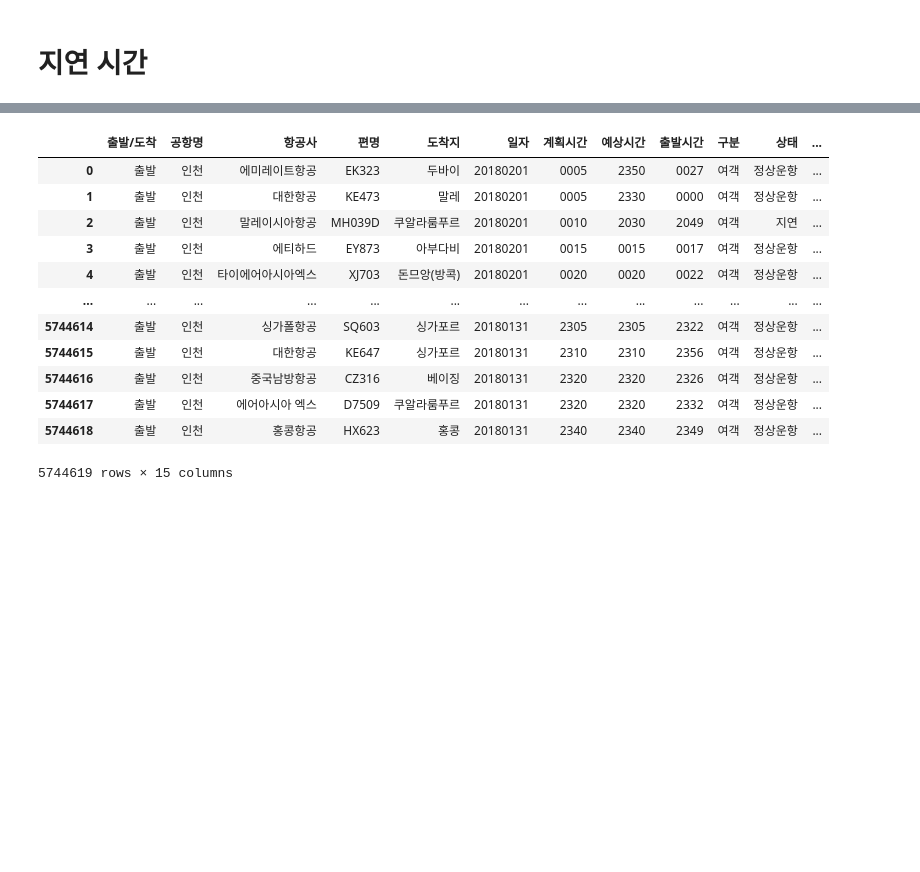
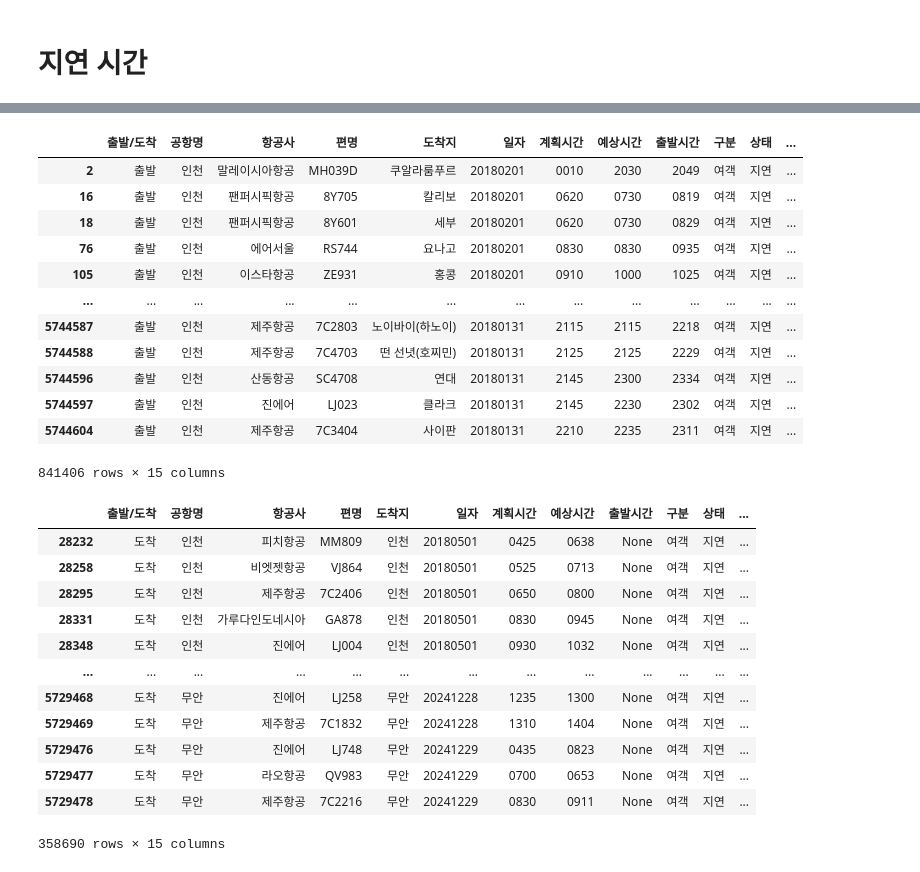
Before and after one commit to Jayk1220/2ndTeamProject, a Jupyter notebook: 1.Model/New_data 전처리.ipynb, the cells around one changed output, grey strips where cells are left out. Cells and saved outputs as stored; diff of their text form; code cells hidden in the pictures; blank space fills up the shorter version.

```diff
--- a/1.Model/New_data 전처리.ipynb
+++ b/1.Model/New_data 전처리.ipynb
@@ -92,7 +95,7 @@ def time_tream(time_val):
 
     return time_str
 
-time_columns = ['계획시간','예상시간','출발시간']
+time_columns = ['계획시간','예상시간','출발시간','도착시간']
 for col in time_columns:
     df[col] = df[col].apply(time_tream)
 
@@ -163,16 +174,33 @@ print(df[['계획시간', '출발시간', '지연_분']].head(10))
 # %%
-df
+df[df['상태']=='지연']
 # %% [output]
 |  | 출발/도착 | 공항명 | 항공사 | 편명 | 도착지 | 일자 | 계획시간 | 예상시간 | 출발시간 | 구분 | 상태 | ... |
-| 0 | 출발 | 인천 | 에미레이트항공 | EK323 | 두바이 | 20180201 | 0005 | 2350 | 0027 | 여객 | 정상운항 | ... |
-| 1 | 출발 | 인천 | 대한항공 | KE473 | 말레 | 20180201 | 0005 | 2330 | 0000 | 여객 | 정상운항 | ... |
 | 2 | 출발 | 인천 | 말레이시아항공 | MH039D | 쿠알라룸푸르 | 20180201 | 0010 | 2030 | 2049 | 여객 | 지연 | ... |
-| 3 | 출발 | 인천 | 에티하드 | EY873 | 아부다비 | 20180201 | 0015 | 0015 | 0017 | 여객 | 정상운항 | ... |
-| 4 | 출발 | 인천 | 타이에어아시아엑스 | XJ703 | 돈므앙(방콕) | 20180201 | 0020 | 0020 | 0022 | 여객 | 정상운항 | ... |
+| 16 | 출발 | 인천 | 팬퍼시픽항공 | 8Y705 | 칼리보 | 20180201 | 0620 | 0730 | 0819 | 여객 | 지연 | ... |
+| 18 | 출발 | 인천 | 팬퍼시픽항공 | 8Y601 | 세부 | 20180201 | 0620 | 0730 | 0829 | 여객 | 지연 | ... |
+| 76 | 출발 | 인천 | 에어서울 | RS744 | 요나고 | 20180201 | 0830 | 0830 | 0935 | 여객 | 지연 | ... |
+| 105 | 출발 | 인천 | 이스타항공 | ZE931 | 홍콩 | 20180201 | 0910 | 1000 | 1025 | 여객 | 지연 | ... |
 | ... | ... | ... | ... | ... | ... | ... | ... | ... | ... | ... | ... | ... |
-| 5744614 | 출발 | 인천 | 싱가폴항공 | SQ603 | 싱가포르 | 20180131 | 2305 | 2305 | 2322 | 여객 | 정상운항 | ... |
-| 5744615 | 출발 | 인천 | 대한항공 | KE647 | 싱가포르 | 20180131 | 2310 | 2310 | 2356 | 여객 | 정상운항 | ... |
-| 5744616 | 출발 | 인천 | 중국남방항공 | CZ316 | 베이징 | 20180131 | 2320 | 2320 | 2326 | 여객 | 정상운항 | ... |
-| 5744617 | 출발 | 인천 | 에어아시아 엑스 | D7509 | 쿠알라룸푸르 | 20180131 | 2320 | 2320 | 2332 | 여객 | 정상운항 | ... |
-| 5744618 | 출발 | 인천 | 홍콩항공 | HX623 | 홍콩 | 20180131 | 2340 | 2340 | 2349 | 여객 | 정상운항 | ... |
+| 5744587 | 출발 | 인천 | 제주항공 | 7C2803 | 노이바이(하노이) | 20180131 | 2115 | 2115 | 2218 | 여객 | 지연 | ... |
+| 5744588 | 출발 | 인천 | 제주항공 | 7C4703 | 떤 선녓(호찌민) | 20180131 | 2125 | 2125 | 2229 | 여객 | 지연 | ... |
+| 5744596 | 출발 | 인천 | 산동항공 | SC4708 | 연대 | 20180131 | 2145 | 2300 | 2334 | 여객 | 지연 | ... |
+| 5744597 | 출발 | 인천 | 진에어 | LJ023 | 클라크 | 20180131 | 2145 | 2230 | 2302 | 여객 | 지연 | ... |
+| 5744604 | 출발 | 인천 | 제주항공 | 7C3404 | 사이판 | 20180131 | 2210 | 2235 | 2311 | 여객 | 지연 | ... |
-5744619 rows × 15 columns
+841406 rows × 15 columns
+# %%
+result = df[(df['상태'] == '지연') & (df['출발/도착'] == '도착')]
+result
+# %% [output]
+|  | 출발/도착 | 공항명 | 항공사 | 편명 | 도착지 | 일자 | 계획시간 | 예상시간 | 출발시간 | 구분 | 상태 | ... |
+| 28232 | 도착 | 인천 | 피치항공 | MM809 | 인천 | 20180501 | 0425 | 0638 | None | 여객 | 지연 | ... |
+| 28258 | 도착 | 인천 | 비엣젯항공 | VJ864 | 인천 | 20180501 | 0525 | 0713 | None | 여객 | 지연 | ... |
+| 28295 | 도착 | 인천 | 제주항공 | 7C2406 | 인천 | 20180501 | 0650 | 0800 | None | 여객 | 지연 | ... |
+| 28331 | 도착 | 인천 | 가루다인도네시아 | GA878 | 인천 | 20180501 | 0830 | 0945 | None | 여객 | 지연 | ... |
+| 28348 | 도착 | 인천 | 진에어 | LJ004 | 인천 | 20180501 | 0930 | 1032 | None | 여객 | 지연 | ... |
+| ... | ... | ... | ... | ... | ... | ... | ... | ... | ... | ... | ... | ... |
+| 5729468 | 도착 | 무안 | 진에어 | LJ258 | 무안 | 20241228 | 1235 | 1300 | None | 여객 | 지연 | ... |
+| 5729469 | 도착 | 무안 | 제주항공 | 7C1832 | 무안 | 20241228 | 1310 | 1404 | None | 여객 | 지연 | ... |
+| 5729476 | 도착 | 무안 | 진에어 | LJ748 | 무안 | 20241229 | 0435 | 0823 | None | 여객 | 지연 | ... |
+| 5729477 | 도착 | 무안 | 라오항공 | QV983 | 무안 | 20241229 | 0700 | 0653 | None | 여객 | 지연 | ... |
+| 5729478 | 도착 | 무안 | 제주항공 | 7C2216 | 무안 | 20241229 | 0830 | 0911 | None | 여객 | 지연 | ... |
+358690 rows × 15 columns
```
Also changed, not shown: parts of 5 cells of this notebook.
